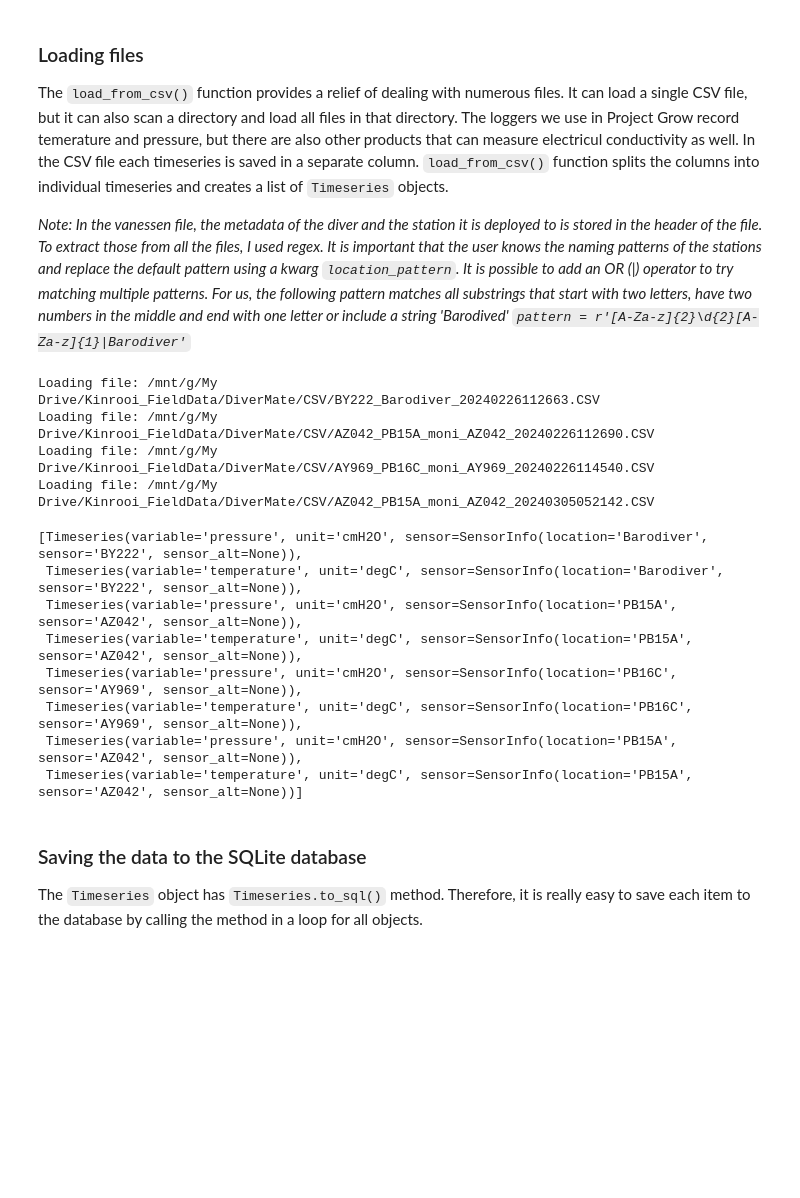
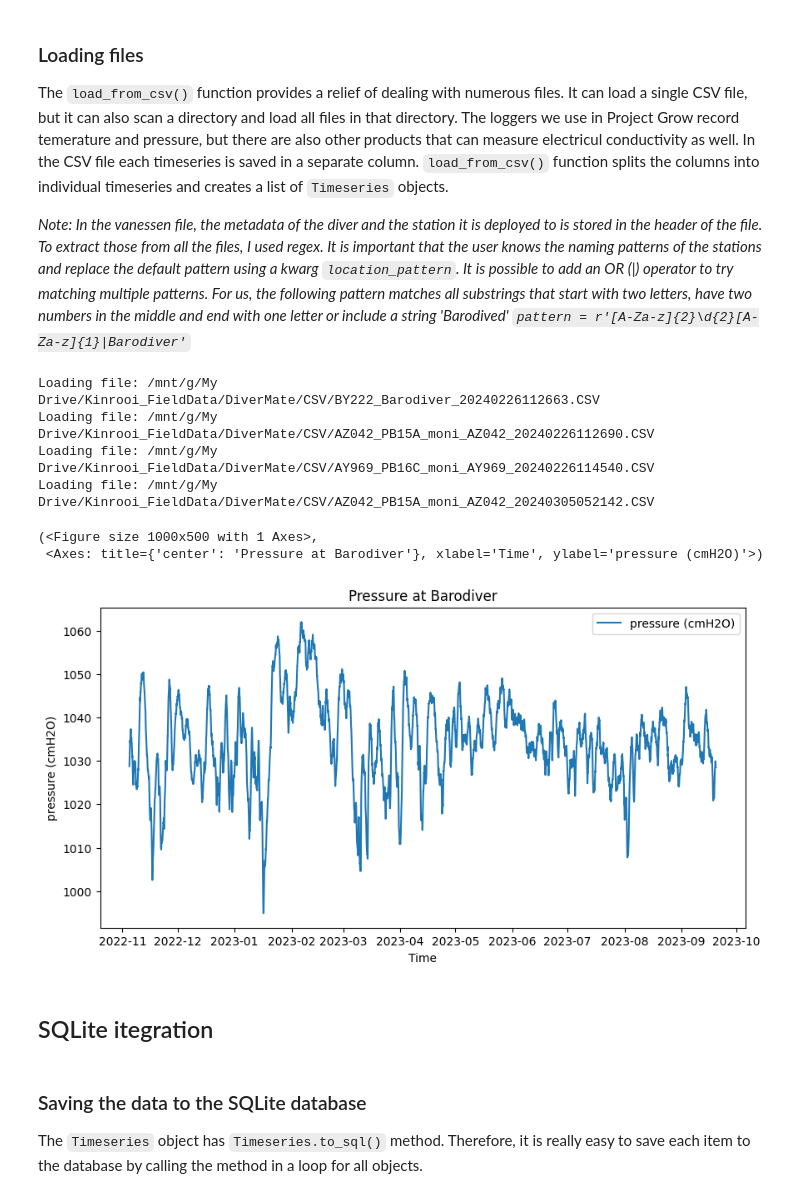
Before and after one commit to zawadzkim/gensor, a Jupyter notebook: docs/notebooks/basic_usage.ipynb, the cells around one changed output. Drawn from its saved outputs; the diff is of its cells as text; code cells hidden in the pictures; blank space fills up the shorter version.

```diff
--- a/docs/notebooks/basic_usage.ipynb
+++ b/docs/notebooks/basic_usage.ipynb
@@ -32,27 +32,23 @@ test_data = Path('/mnt/g/My Drive/Kinrooi_FieldData/DiverMate/CSV')
 # %%
 from gensor import read_from_csv
 
 pattern = r'[A-Za-z]{2}\d{2}[A-Za-z]{1}|Barodiver'
 
 data = read_from_csv(path=test_data,
-                    format='vanessen',
+                    file_format='vanessen',
                     location_pattern=pattern)
+
+data[0].plot()
 # %% [output]
 Loading file: /mnt/g/My Drive/Kinrooi_FieldData/DiverMate/CSV/BY222_Barodiver_20240226112663.CSV
 Loading file: /mnt/g/My Drive/Kinrooi_FieldData/DiverMate/CSV/AZ042_PB15A_moni_AZ042_20240226112690.CSV
 Loading file: /mnt/g/My Drive/Kinrooi_FieldData/DiverMate/CSV/AY969_PB16C_moni_AY969_20240226114540.CSV
 Loading file: /mnt/g/My Drive/Kinrooi_FieldData/DiverMate/CSV/AZ042_PB15A_moni_AZ042_20240305052142.CSV
+(<Figure size 1000x500 with 1 Axes>,
+ <Axes: title={'center': 'Pressure at Barodiver'}, xlabel='Time', ylabel='pressure (cmH2O)'>)
+[figure, added]
-# %%
-data
-# %% [output]
-[Timeseries(variable='pressure', unit='cmH2O', sensor=SensorInfo(location='Barodiver', sensor='BY222', sensor_alt=None)),
- Timeseries(variable='temperature', unit='degC', sensor=SensorInfo(location='Barodiver', sensor='BY222', sensor_alt=None)),
- Timeseries(variable='pressure', unit='cmH2O', sensor=SensorInfo(location='PB15A', sensor='AZ042', sensor_alt=None)),
- Timeseries(variable='temperature', unit='degC', sensor=SensorInfo(location='PB15A', sensor='AZ042', sensor_alt=None)),
- Timeseries(variable='pressure', unit='cmH2O', sensor=SensorInfo(location='PB16C', sensor='AY969', sensor_alt=None)),
- Timeseries(variable='temperature', unit='degC', sensor=SensorInfo(location='PB16C', sensor='AY969', sensor_alt=None)),
- Timeseries(variable='pressure', unit='cmH2O', sensor=SensorInfo(location='PB15A', sensor='AZ042', sensor_alt=None)),
- Timeseries(variable='temperature', unit='degC', sensor=SensorInfo(location='PB15A', sensor='AZ042', sensor_alt=None))]
+# %% [markdown]
+## SQLite itegration
 # %% [markdown]
 ### Saving the data to the SQLite database
 
```
Also changed, not shown: parts of 25 cells of this notebook, 9 other files.
